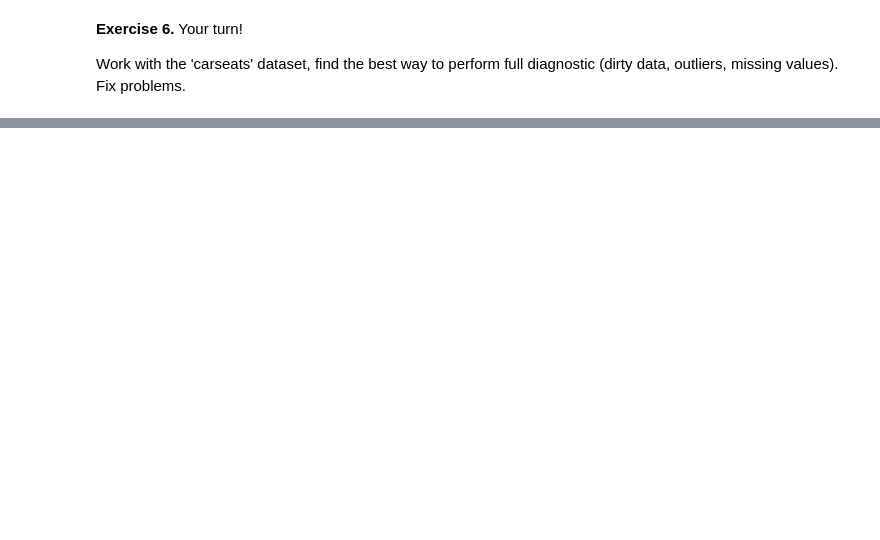
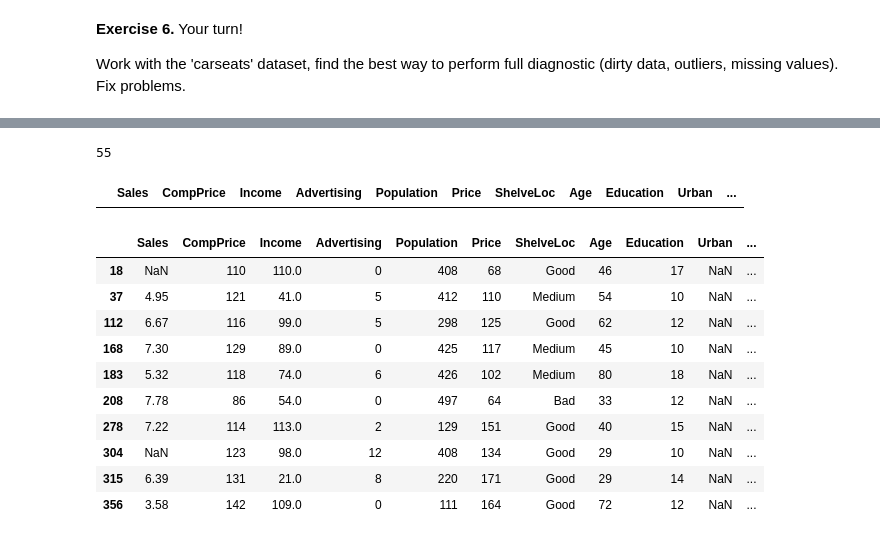
Before and after one commit to rszgosz/descriptive_statistics, a Jupyter notebook: Report2/Exercise 4.ipynb, the cells around one changed output, grey strips where cells are left out. Saved outputs shown, nothing was run; the diff lists cells and outputs as text; code cells hidden in the pictures; blank space fills up the shorter version.

```diff
--- a/Report2/Exercise 4.ipynb
+++ b/Report2/Exercise 4.ipynb
@@ -603,0 +710,7 @@ Work with the 'carseats' dataset, find the best way to perform full diagnostic (
+# %%
+outliers1 = carseats['Sales'][np.abs(carseats['Sales'] - carseats['Sales'].mean()) > (1.5 * carseats['Sales'].std())]
+outliers_idx1 = carseats.index[carseats['Sales'].isin(outliers1)]
+
+# Print the rows with outliers
+print("Outliers:")
+print(carseats.loc[outliers_idx1])
@@ -603,0 +735,23 @@ Work with the 'carseats' dataset, find the best way to perform full diagnostic (
+# %%
+carseats.loc[outliers_idx1, 'Sales'] = np.nan
+print(carseats['Sales'].isna().sum())
+# %% [output]
+55
+# %%
+carseats[carseats['Income'] < 0]
+# %% [output]
+|  | Sales | CompPrice | Income | Advertising | Population | Price | ShelveLoc | Age | Education | Urban | ... |
+# %%
+carseats[~carseats['Urban'].isin(['Yes', 'No'])]
+# %% [output]
+|  | Sales | CompPrice | Income | Advertising | Population | Price | ShelveLoc | Age | Education | Urban | ... |
+| 18 | NaN | 110 | 110.0 | 0 | 408 | 68 | Good | 46 | 17 | NaN | ... |
+| 37 | 4.95 | 121 | 41.0 | 5 | 412 | 110 | Medium | 54 | 10 | NaN | ... |
+| 112 | 6.67 | 116 | 99.0 | 5 | 298 | 125 | Good | 62 | 12 | NaN | ... |
+| 168 | 7.30 | 129 | 89.0 | 0 | 425 | 117 | Medium | 45 | 10 | NaN | ... |
+| 183 | 5.32 | 118 | 74.0 | 6 | 426 | 102 | Medium | 80 | 18 | NaN | ... |
+| 208 | 7.78 | 86 | 54.0 | 0 | 497 | 64 | Bad | 33 | 12 | NaN | ... |
+| 278 | 7.22 | 114 | 113.0 | 2 | 129 | 151 | Good | 40 | 15 | NaN | ... |
+| 304 | NaN | 123 | 98.0 | 12 | 408 | 134 | Good | 29 | 10 | NaN | ... |
+| 315 | 6.39 | 131 | 21.0 | 8 | 220 | 171 | Good | 29 | 14 | NaN | ... |
+| 356 | 3.58 | 142 | 109.0 | 0 | 111 | 164 | Good | 72 | 12 | NaN | ... |
```
Also changed, not shown: parts of 23 cells of this notebook.
